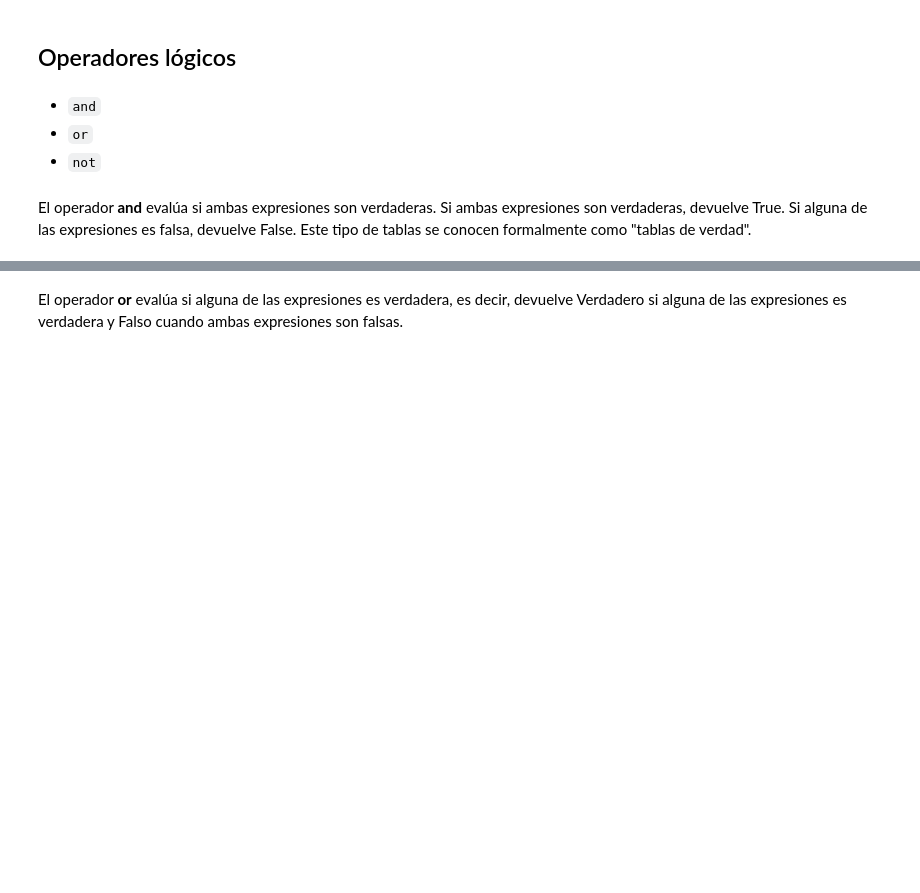
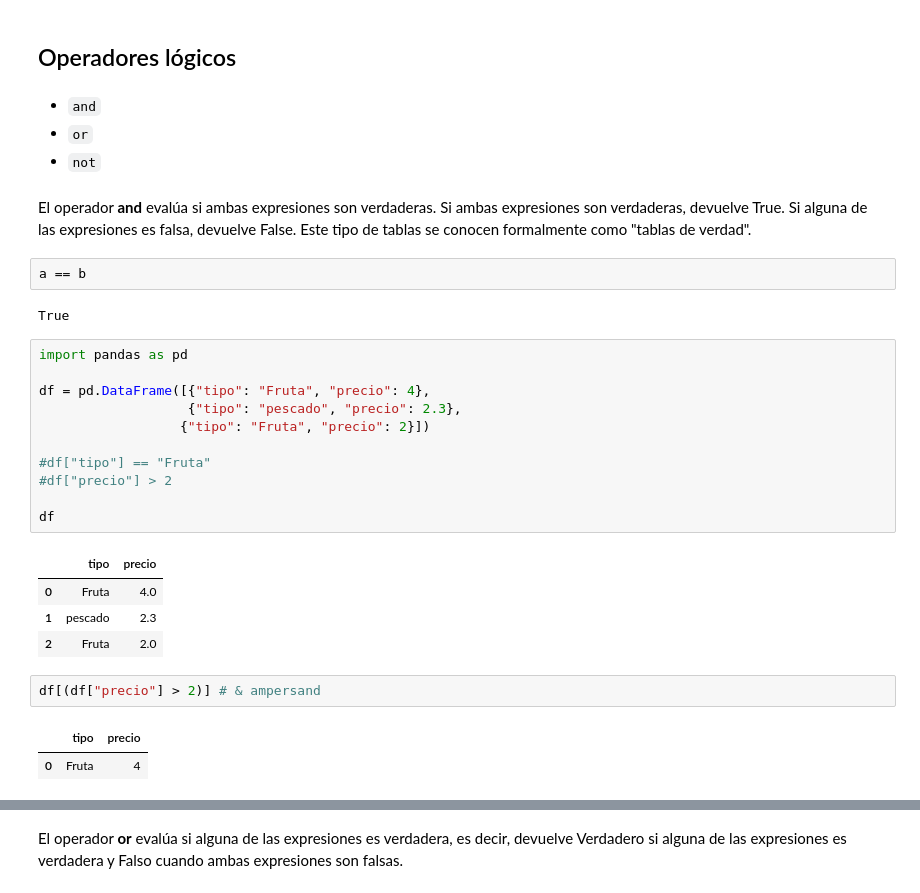
Before and after one commit to OscarFraile/EVOLVE, a Jupyter notebook: Fernando_Costa/Notebooks/post/2.2.1 - Flow control I - Conditionals.ipynb, the cells around one changed output, grey strips where cells are left out. Saved outputs shown, nothing was run; the diff lists cells and outputs as text; blank space fills up the shorter version.

```diff
--- a/Fernando_Costa/Notebooks/post/2.2.1 - Flow control I - Conditionals.ipynb
+++ b/Fernando_Costa/Notebooks/post/2.2.1 - Flow control I - Conditionals.ipynb
@@ -70,3 +336,28 @@ El operador **igual**
 - `not`
 # %% [markdown]
 El operador **and** evalúa si ambas expresiones son verdaderas. Si ambas expresiones son verdaderas, devuelve True. Si alguna de las expresiones es falsa, devuelve False. Este tipo de tablas se conocen formalmente como "tablas de verdad".
+# %%
+a == b
+# %% [output]
+True
+# %%
+import pandas as pd
+
+df = pd.DataFrame([{"tipo": "Fruta", "precio": 4},
+                   {"tipo": "pescado", "precio": 2.3},
+                  {"tipo": "Fruta", "precio": 2}])
+
+#df["tipo"] == "Fruta"
+#df["precio"] > 2
+
+df
+# %% [output]
+|  | tipo | precio |
+| 0 | Fruta | 4.0 |
+| 1 | pescado | 2.3 |
+| 2 | Fruta | 2.0 |
+# %%
+df[(df["precio"] > 2)] # & ampersand
+# %% [output]
+|  | tipo | precio |
+| 0 | Fruta | 4 |
```
Also changed, not shown: parts of 81 cells of this notebook, 2 other files.
